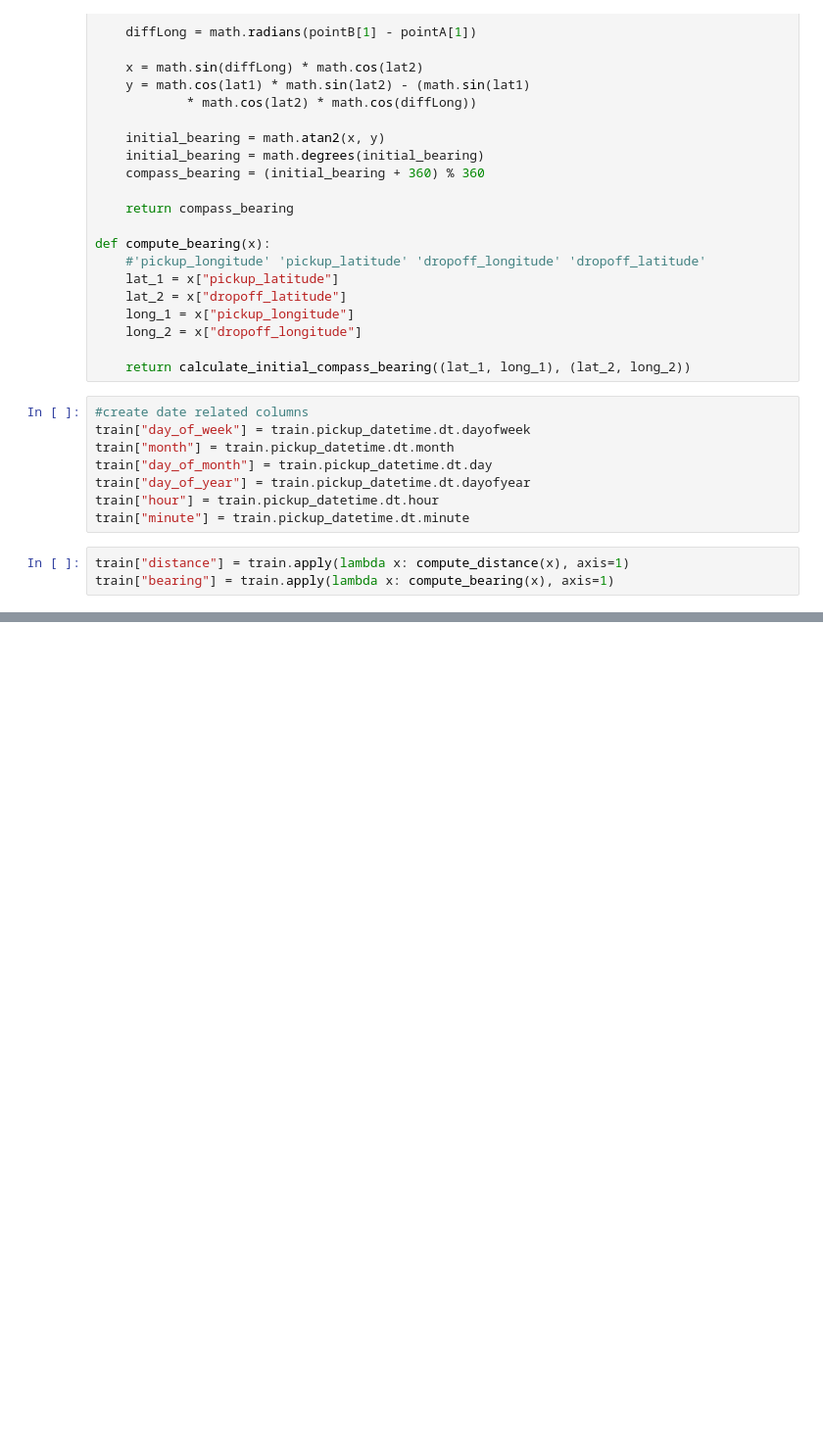
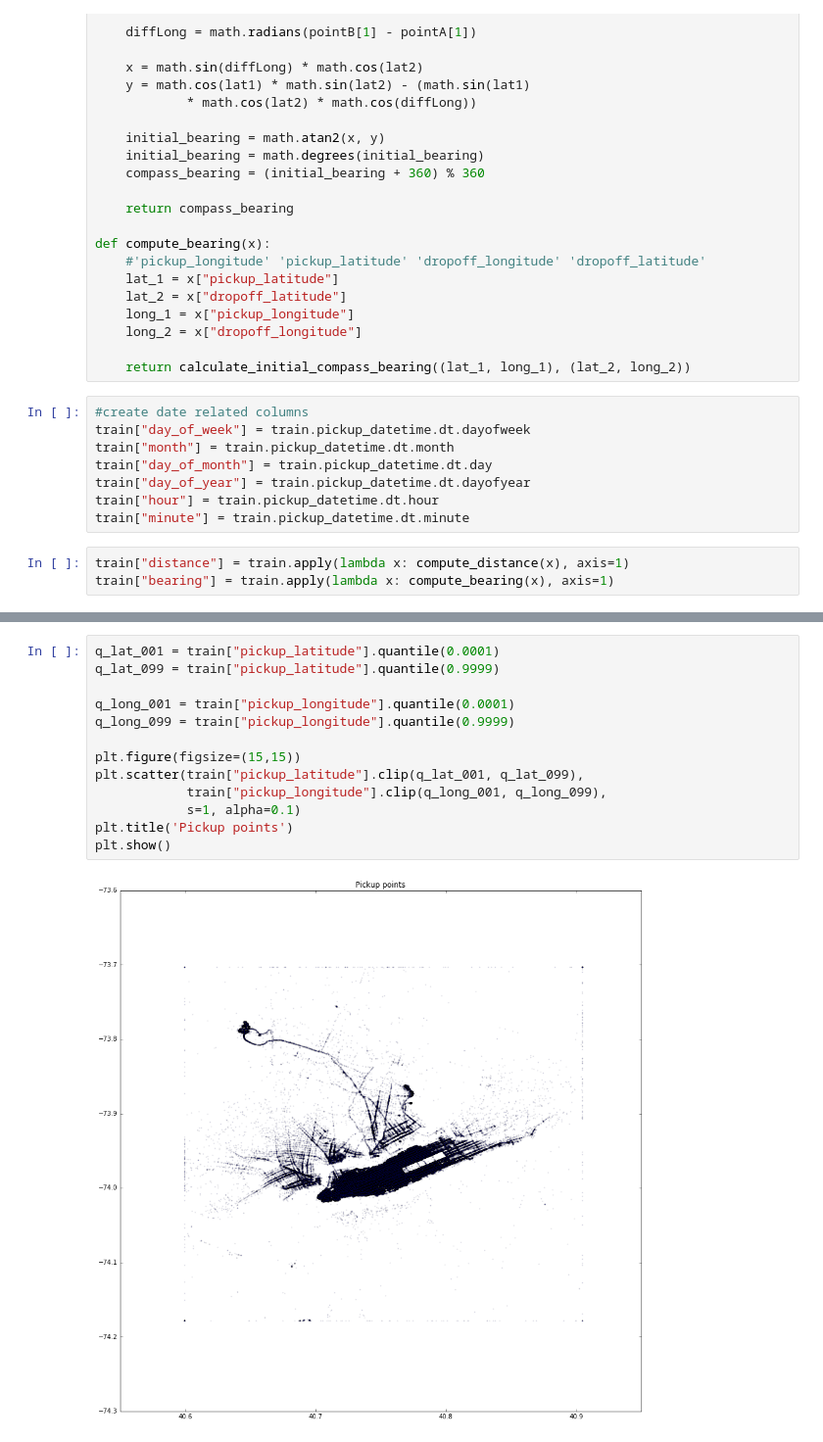
Before and after one commit to myouness/taxi_duration, a Jupyter notebook: EDA.ipynb, the cells around one changed output, grey strips where cells are left out. Shown: that part at 98% size. Drawn from its saved outputs; the diff is of its cells as text; blank space fills up the shorter version.

```diff
--- a/EDA.ipynb
+++ b/EDA.ipynb
@@ -181,0 +171,15 @@ plt.show()
+# %%
+q_lat_001 = train["pickup_latitude"].quantile(0.0001)
+q_lat_099 = train["pickup_latitude"].quantile(0.9999)
+
+q_long_001 = train["pickup_longitude"].quantile(0.0001)
+q_long_099 = train["pickup_longitude"].quantile(0.9999)
+
+plt.figure(figsize=(15,15))
+plt.scatter(train["pickup_latitude"].clip(q_lat_001, q_lat_099),
+            train["pickup_longitude"].clip(q_long_001, q_long_099),
+            s=1, alpha=0.1)
+plt.title('Pickup points')
+plt.show()
+# %% [output]
+[figure, added]
```
Also changed, not shown: parts of 7 cells of this notebook, 1 other file.
